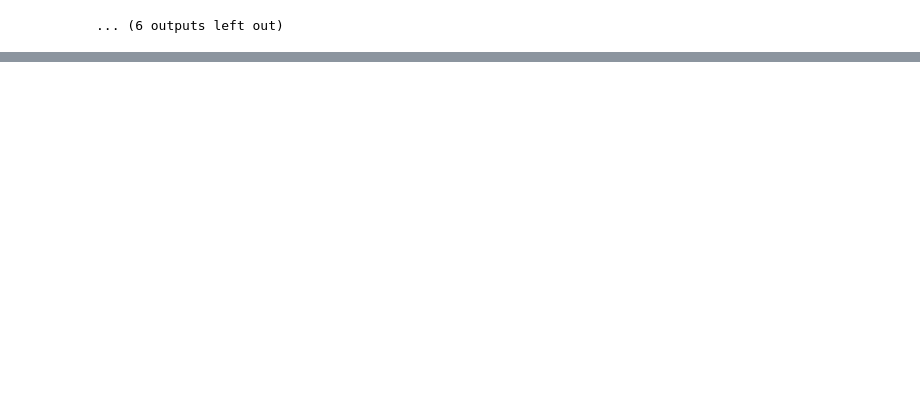
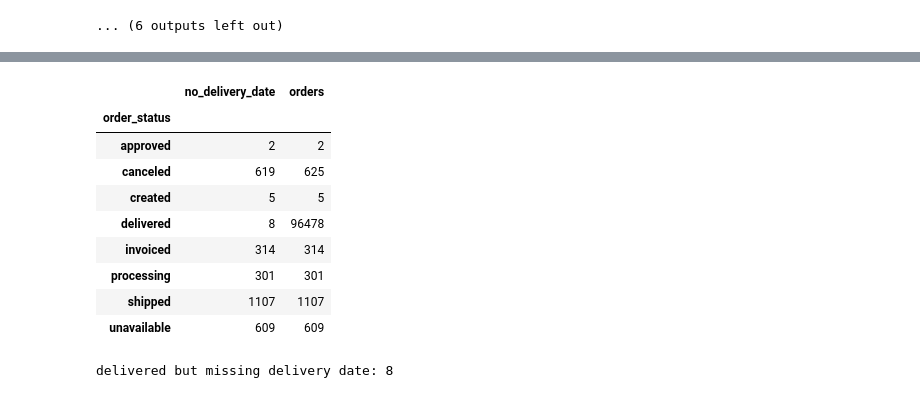
Before and after one commit to arshad-macy/Brazillian_ecommerce_analysis, a Jupyter notebook: pynotebooks/datacleaning.ipynb, the cells around one changed output, grey strips where cells are left out. Saved outputs shown, nothing was run; the diff lists cells and outputs as text; code cells hidden in the pictures; blank space fills up the shorter version.

```diff
--- a/pynotebooks/datacleaning.ipynb
+++ b/pynotebooks/datacleaning.ipynb
@@ -318,0 +409,5 @@ for item in samples_f:
+# %%
+r = d["reviews"]
+print("repeated review_id            :", r["review_id"].duplicated().sum())
+print("repeated (review_id, order_id):", r.duplicated(["review_id", "order_id"]).sum())
+print("orders with more than 1 review:", r["order_id"].duplicated().sum())
@@ -318,0 +418,5 @@ for item in samples_f:
+# %%
+def zip5(s):
+    return (s.astype("string").str.strip()
+             .str.replace(r"\.0$", "", regex=True)
+             .str.zfill(5))
@@ -318,0 +435,10 @@ for item in samples_f:
+# %%
+for name, col in [("customers", "customer_zip_code_prefix"),
+                  ("sellers", "seller_zip_code_prefix"),
+                  ("geolocation", "geolocation_zip_code_prefix")]:
+    d[name][col] = zip5(d[name][col])
+
+print({n: d[n][c].str.len().value_counts().to_dict()
+       for n, c in [("customers", "customer_zip_code_prefix"),
+                    ("sellers", "seller_zip_code_prefix"),
+                    ("geolocation", "geolocation_zip_code_prefix")]})
@@ -318,0 +450,12 @@ for item in samples_f:
+# %%
+date_cols = {
+    "orders": ["order_purchase_timestamp", "order_approved_at", "order_delivered_carrier_date",
+               "order_delivered_customer_date", "order_estimated_delivery_date"],
+    "order_items": ["shipping_limit_date"],
+    "reviews": ["review_creation_date", "review_answer_timestamp"],
+}
+for name, cols in date_cols.items():
+    for col in cols:
+        d[name][col] = pd.to_datetime(d[name][col], errors="coerce")
+
+d["orders"].dtypes
@@ -318,0 +475,21 @@ for item in samples_f:
+# %%
+orders = d["orders"]
+
+status_check = (orders.assign(no_delivery_date=orders["order_delivered_customer_date"].isna())
+                      .groupby("order_status")["no_delivery_date"].agg(no_delivery_date="sum", orders="size"))
+display(status_check)
+
+bad = orders[(orders["order_status"] == "delivered") & orders["order_delivered_customer_date"].isna()]
+print("delivered but missing delivery date:", len(bad))
+# %% [output]
+|  | no_delivery_date | orders |
+| order_status |  |  |
+| approved | 2 | 2 |
+| canceled | 619 | 625 |
+| created | 5 | 5 |
+| delivered | 8 | 96478 |
+| invoiced | 314 | 314 |
+| processing | 301 | 301 |
+| shipped | 1107 | 1107 |
+| unavailable | 609 | 609 |
+delivered but missing delivery date: 8
```
Also changed, not shown: parts of 41 cells of this notebook.
